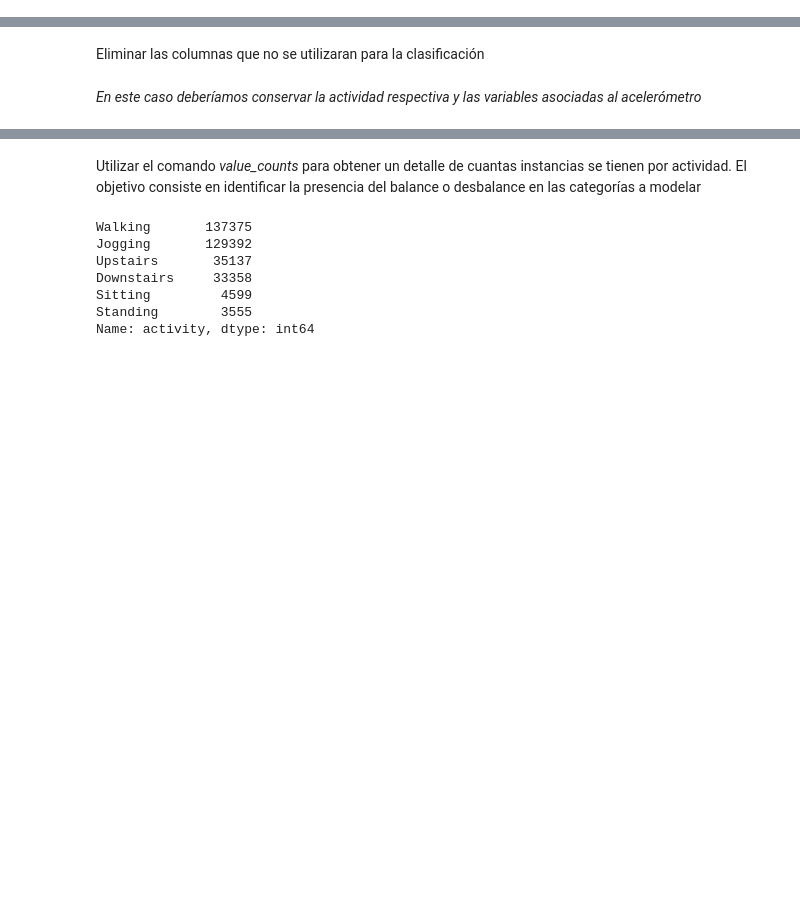
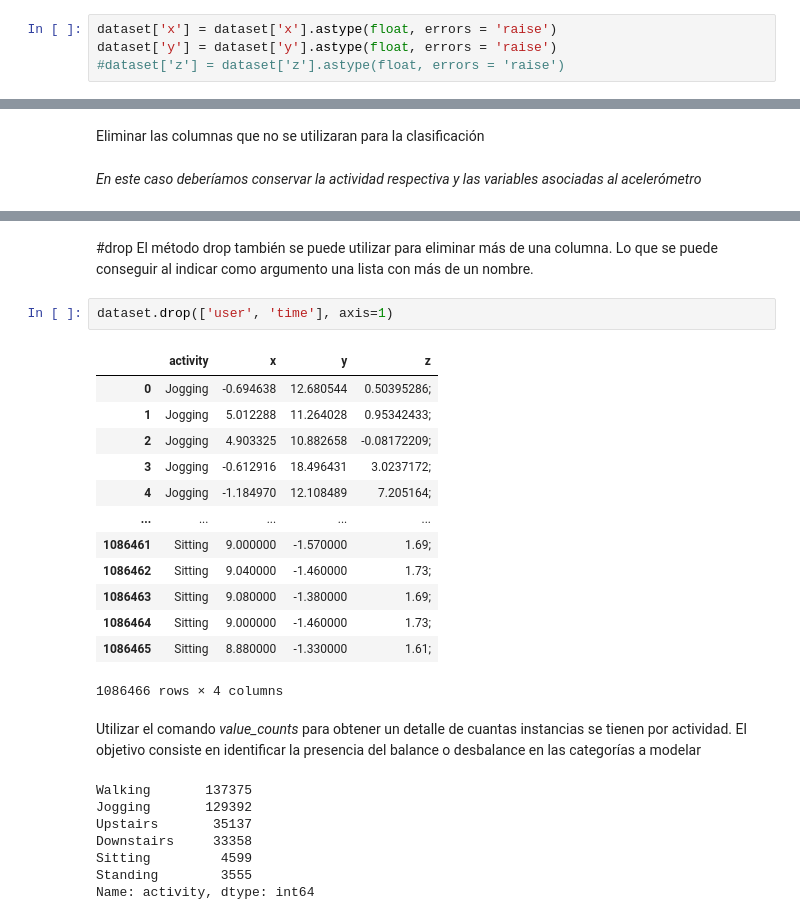
Before and after one commit to epereirasg/Curso-de-Machine-Learning, a Jupyter notebook: ProyectoFinal ML/ Entrega 02 - Scrub/ Entrega_02_Scrub.ipynb, the cells around one changed output, grey strips where cells are left out. Saved outputs shown, nothing was run; the diff lists cells and outputs as text; blank space fills up the shorter version.

```diff
--- a/ProyectoFinal ML/ Entrega 02 - Scrub/ Entrega_02_Scrub.ipynb
+++ b/ProyectoFinal ML/ Entrega 02 - Scrub/ Entrega_02_Scrub.ipynb
@@ -143,3 +146,7 @@ Para este proyecto en particular se pide transformar  al tipo de dato Float, las
+# %%
+dataset['x'] = dataset['x'].astype(float, errors = 'raise')
+dataset['y'] = dataset['y'].astype(float, errors = 'raise')
+#dataset['z'] = dataset['z'].astype(float, errors = 'raise')
 # %% [markdown]
 Imprimir los tipos de datos de las variables del DataFrame
 # %% [markdown]
@@ -174,3 +174,22 @@ Eliminar las columnas que no se utilizaran para la clasificación
+# %% [markdown]
+#drop
+El método drop también se puede utilizar para eliminar más de una columna. Lo que se puede conseguir al indicar como argumento una lista con más de un nombre.
+# %%
+dataset.drop(['user', 'time'], axis=1)
+# %% [output]
+|  | activity | x | y | z |
+| 0 | Jogging | -0.694638 | 12.680544 | 0.50395286; |
+| 1 | Jogging | 5.012288 | 11.264028 | 0.95342433; |
+| 2 | Jogging | 4.903325 | 10.882658 | -0.08172209; |
+| 3 | Jogging | -0.612916 | 18.496431 | 3.0237172; |
+| 4 | Jogging | -1.184970 | 12.108489 | 7.205164; |
+| ... | ... | ... | ... | ... |
+| 1086461 | Sitting | 9.000000 | -1.570000 | 1.69; |
+| 1086462 | Sitting | 9.040000 | -1.460000 | 1.73; |
+| 1086463 | Sitting | 9.080000 | -1.380000 | 1.69; |
+| 1086464 | Sitting | 9.000000 | -1.460000 | 1.73; |
+| 1086465 | Sitting | 8.880000 | -1.330000 | 1.61; |
+1086466 rows × 4 columns
 # %% [markdown]
 Utilizar el comando *value_counts* para obtener un detalle de cuantas instancias se tienen por actividad. El objetivo consiste en identificar la presencia del balance o desbalance en las categorías a modelar
 # %%
```
Also changed, not shown: parts of 5 cells of this notebook.
